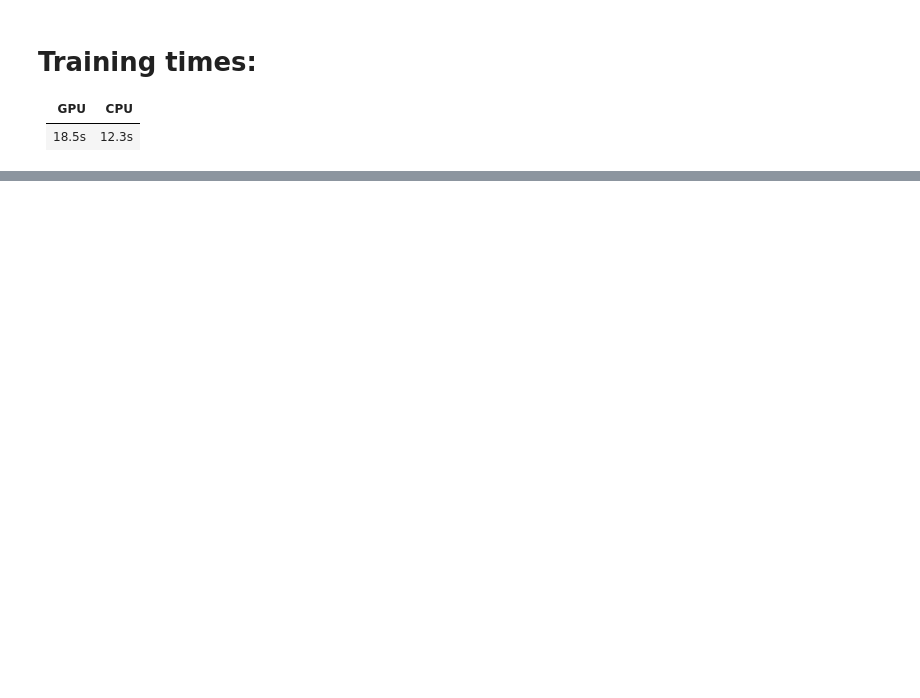
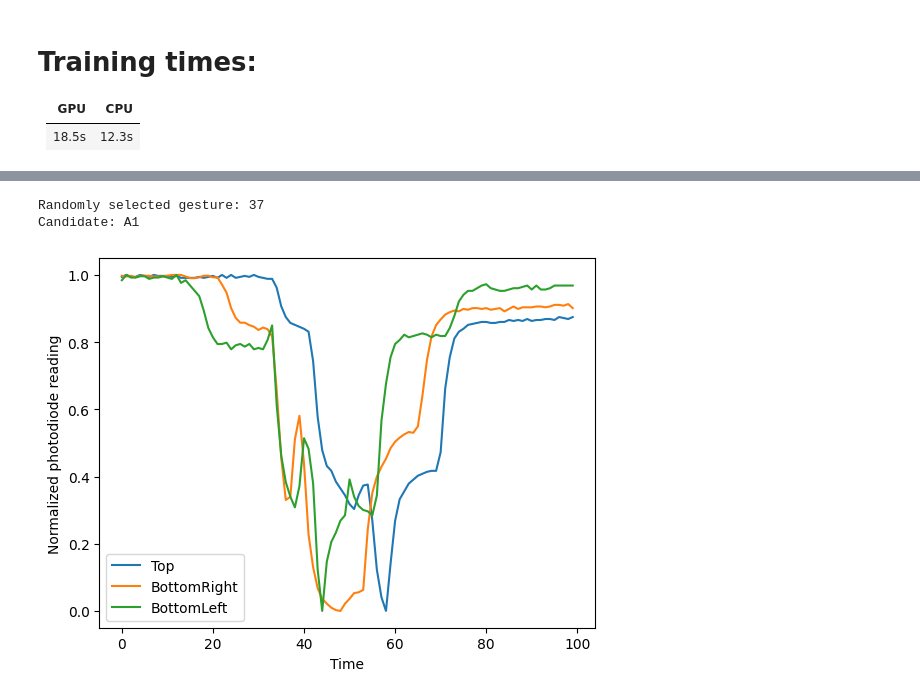
Before and after one commit to SemvandenBroek/CSE3000-gestures, a Jupyter notebook: ml-dev/test_data.ipynb, the cells around one changed output, grey strips where cells are left out. Drawn from its saved outputs; the diff is of its cells as text; code cells hidden in the pictures; blank space fills up the shorter version.

```diff
--- a/ml-dev/test_data.ipynb
+++ b/ml-dev/test_data.ipynb
@@ -683,17 +1019,23 @@ plt.show()
 # %%
 swipe_ups = load_gesture_samples(Gestures.SWIPE_UP, Hand.right)
 random_select = random.randint(0, len(swipe_ups))
+random_select = 37
 print("Randomly selected gesture: %d" % random_select)
-selected_swipe_up = swipe_ups[14]['data']
+print("Candidate: %s" % swipe_ups[random_select]['candidate'])
+selected_swipe_up = swipe_ups[random_select]['data']
 scaler = MinMaxScaler((0, 1))
 normalized_selected = scaler.fit_transform(selected_swipe_up)
 
 plt.plot(normalized_selected)
 plt.xlabel("Time")
 plt.ylabel("Normalized photodiode reading")
 plt.legend(['Top', 'BottomRight', 'BottomLeft'])
 plt.savefig('output_figures/sample_graph.svg')
 plt.show()
+# %% [output]
+Randomly selected gesture: 37
+Candidate: A1
+[figure, added]
 # %%
 print("\n\n================= Running on testing data: =================")
 y_pred = model_lstm_stateful.predict(x_test_normalized)
```
Also changed, not shown: parts of 37 cells of this notebook, 9 other files.
